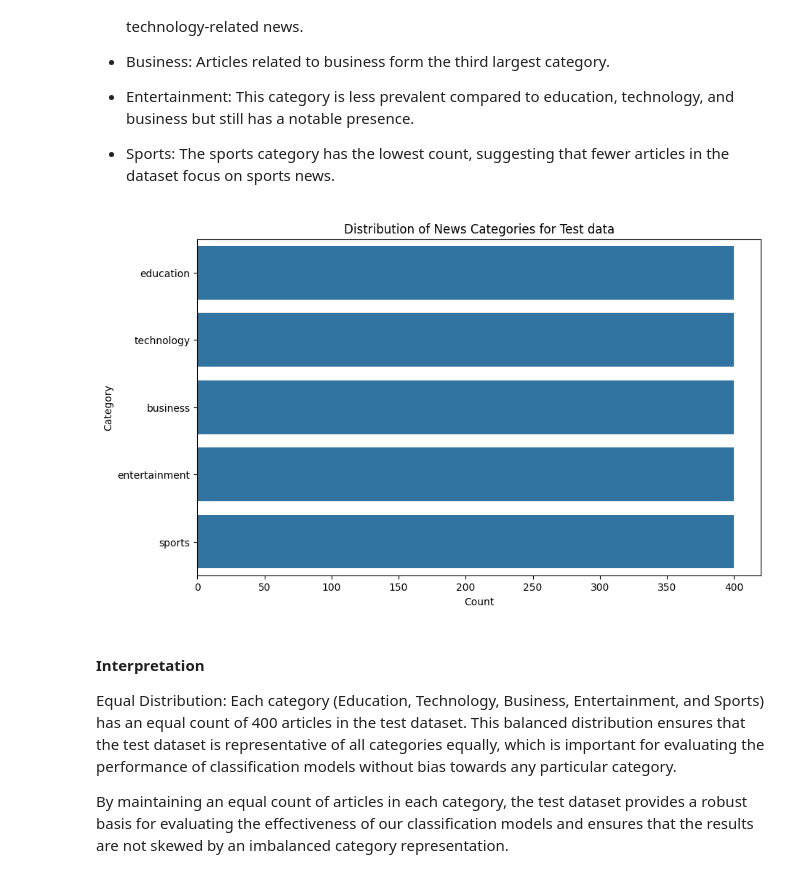
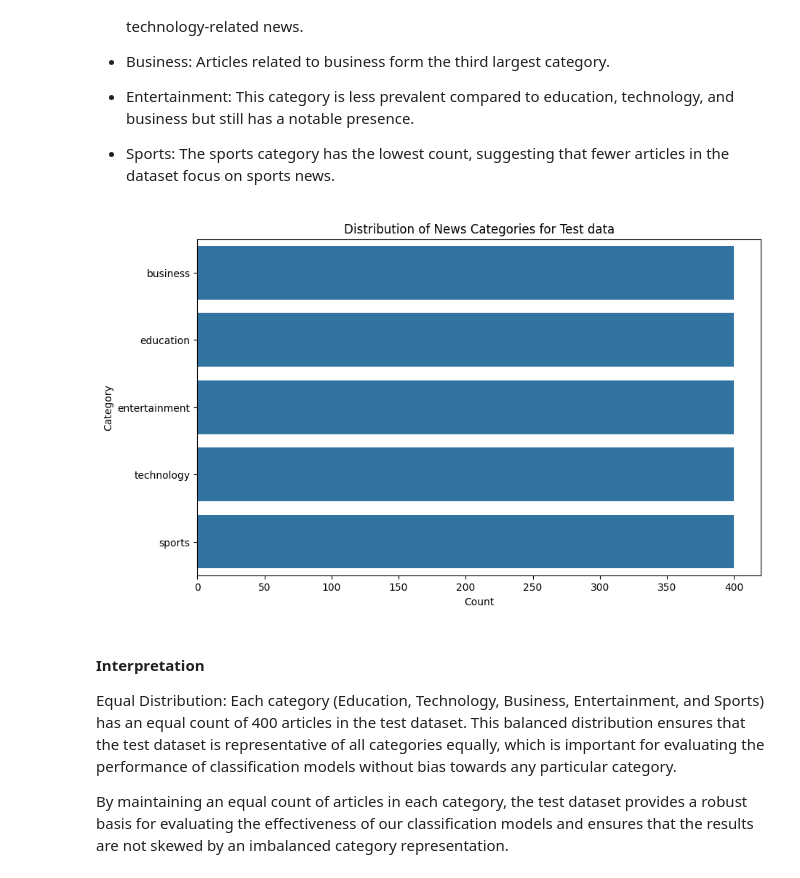
Before and after one commit to justin9503/2401FTDS_Classification_Project_Team_MM2, a Jupyter notebook: Classification_Project_Team_MM2.ipynb, the cells around one changed output. Saved outputs shown, nothing was run; the diff lists cells and outputs as text; code cells hidden in the pictures.

```diff
--- a/Classification_Project_Team_MM2.ipynb
+++ b/Classification_Project_Team_MM2.ipynb
@@ -272,13 +262,13 @@ Using a count plot to visualize the distribution of news categories in the train
 # %%
 # Plot the distribution of the category column
 plt.figure(figsize=(10, 6))
-sns.countplot(y='category', data=test_data, order=train_data['category'].value_counts().index)
+sns.countplot(y='category', data=test_data, order=test_data['category'].value_counts().index)
 plt.title('Distribution of News Categories for Test data')
 plt.xlabel('Count')
 plt.ylabel('Category')
 plt.show()
 # %% [output]
-[figure, old version]
+[figure, new version]
 # %% [markdown]
 #### Interpretation
 
```
Also changed, not shown: parts of 14 cells of this notebook.
